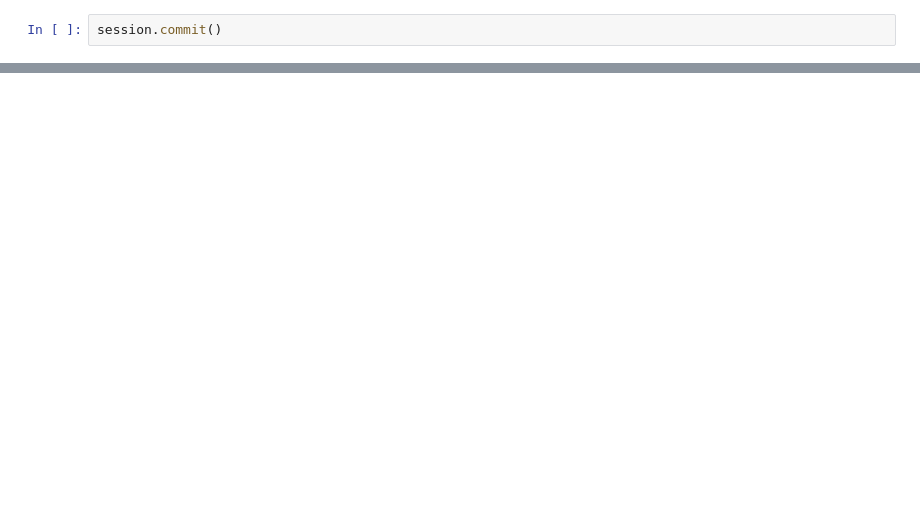
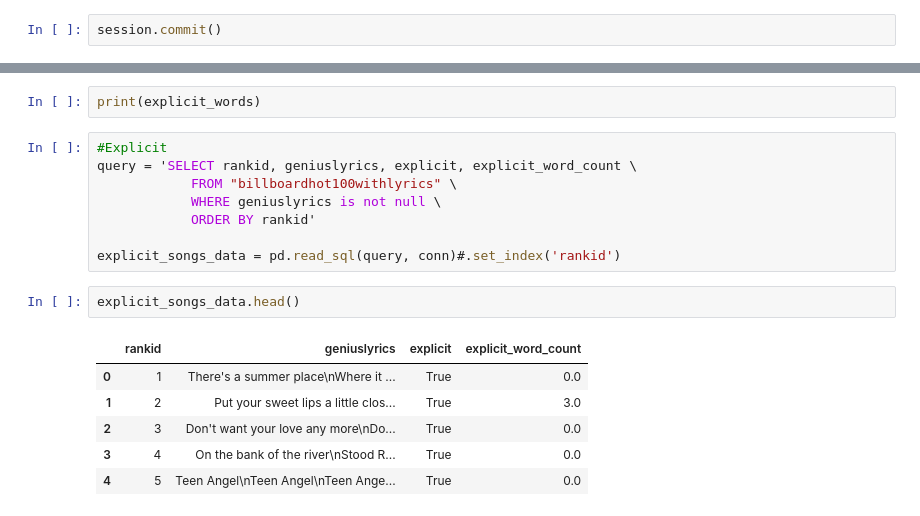
Before and after one commit to nelkha2/Project2-, a Jupyter notebook: data-processing/Word_Count.ipynb, the cells around one changed output, grey strips where cells are left out. Drawn from its saved outputs; the diff is of its cells as text; blank space fills up the shorter version.

```diff
--- a/data-processing/Word_Count.ipynb
+++ b/data-processing/Word_Count.ipynb
@@ -102,0 +78,19 @@ session.commit()
+# %%
+print(explicit_words)
+# %%
+#Explicit
+query = 'SELECT rankid, geniuslyrics, explicit, explicit_word_count \
+            FROM "billboardhot100withlyrics" \
+            WHERE geniuslyrics is not null \
+            ORDER BY rankid'
+
+explicit_songs_data = pd.read_sql(query, conn)#.set_index('rankid')
+# %%
+explicit_songs_data.head()
+# %% [output]
+|  | rankid | geniuslyrics | explicit | explicit_word_count |
+| 0 | 1 | There's a summer place\nWhere it ... | True | 0.0 |
+| 1 | 2 | Put your sweet lips a little clos... | True | 3.0 |
+| 2 | 3 | Don't want your love any more\nDo... | True | 0.0 |
+| 3 | 4 | On the bank of the river\nStood R... | True | 0.0 |
+| 4 | 5 | Teen Angel\nTeen Angel\nTeen Ange... | True | 0.0 |
```
Also changed, not shown: parts of 17 cells of this notebook, 8 other files.
